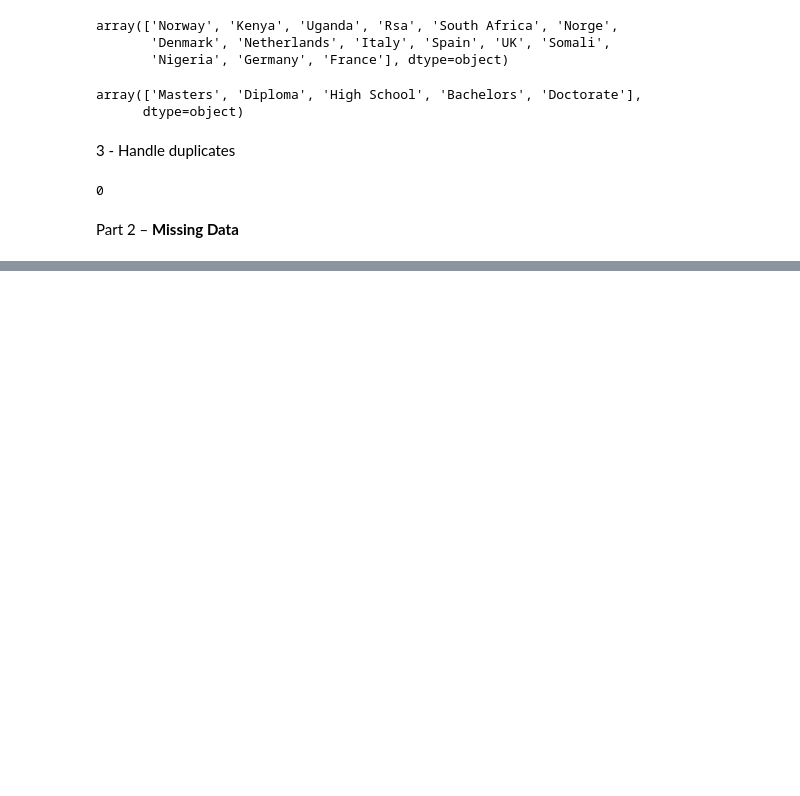
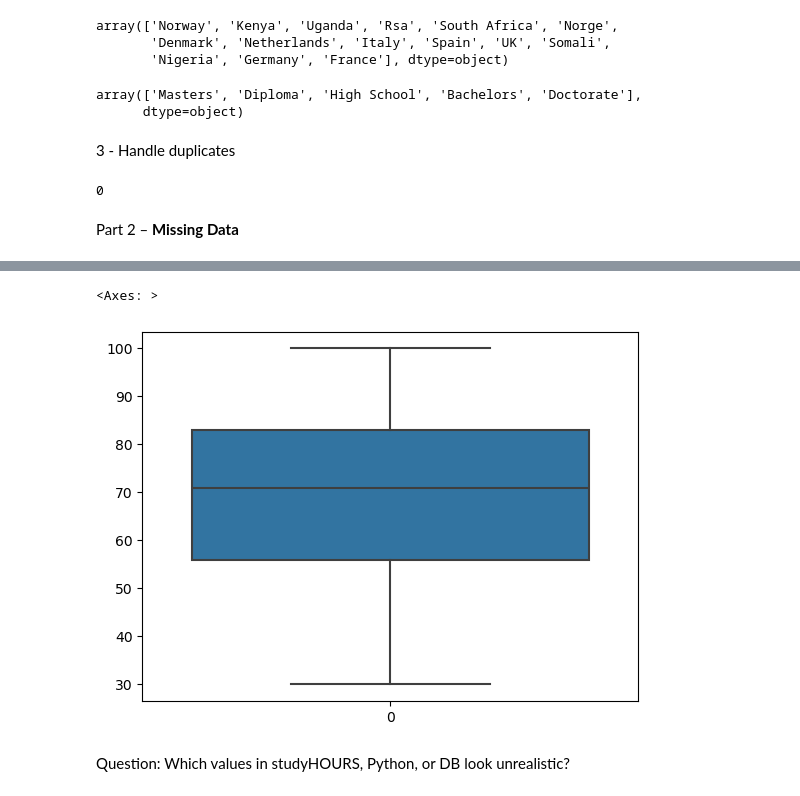
Before and after one commit to DoaaHazem/Data_Cleaning, a Jupyter notebook: Data_Preprocessing.ipynb, the cells around one changed output, grey strips where cells are left out. Drawn from its saved outputs; the diff is of its cells as text; code cells hidden in the pictures; blank space fills up the shorter version.

```diff
--- a/Data_Preprocessing.ipynb
+++ b/Data_Preprocessing.ipynb
@@ -93,0 +198,7 @@ Part 2 – **Missing Data**
+# %%
+sns.boxplot(df['DB'])
+# %% [output]
+<Axes: >
+[figure, added]
+# %% [markdown]
+Question: Which values in studyHOURS, Python, or DB look unrealistic?
```
Also changed, not shown: parts of 26 cells of this notebook.
